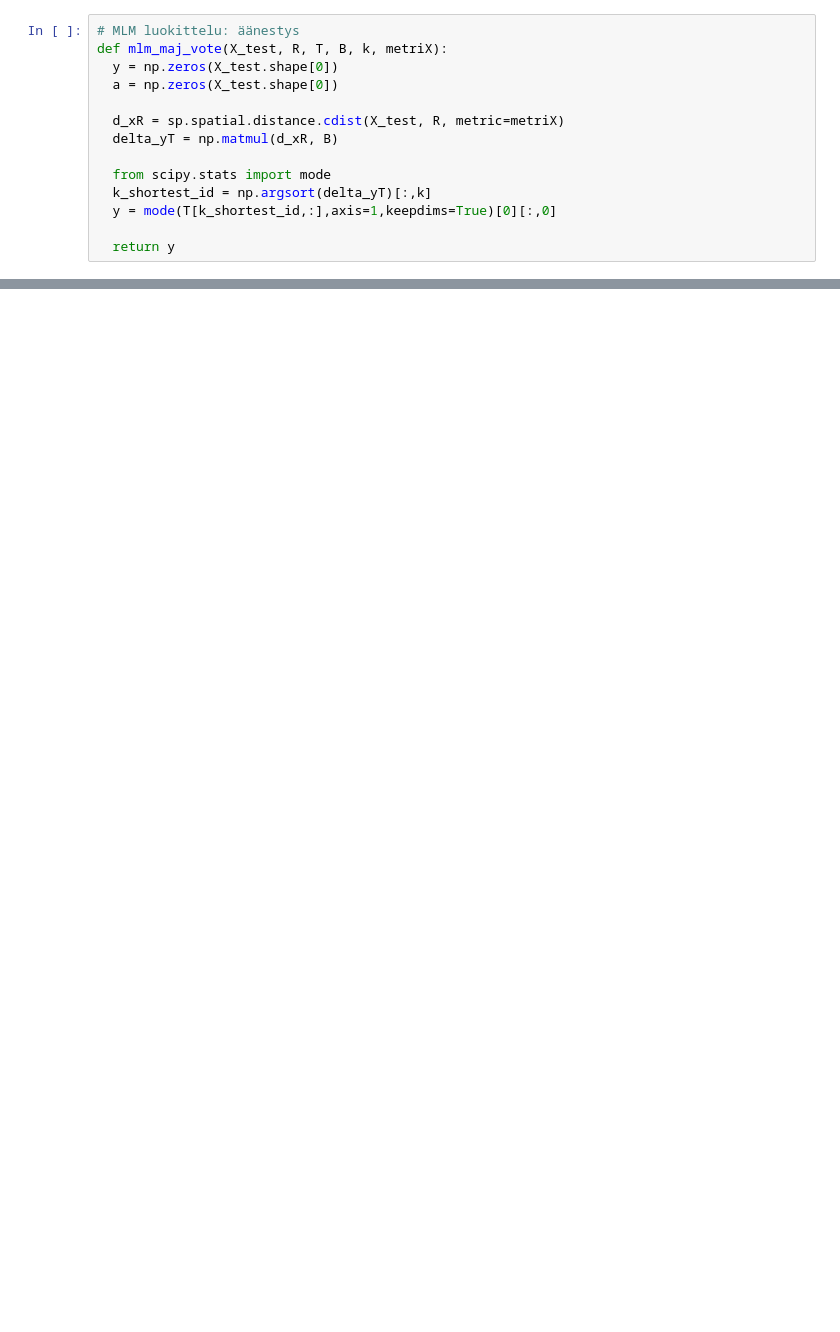
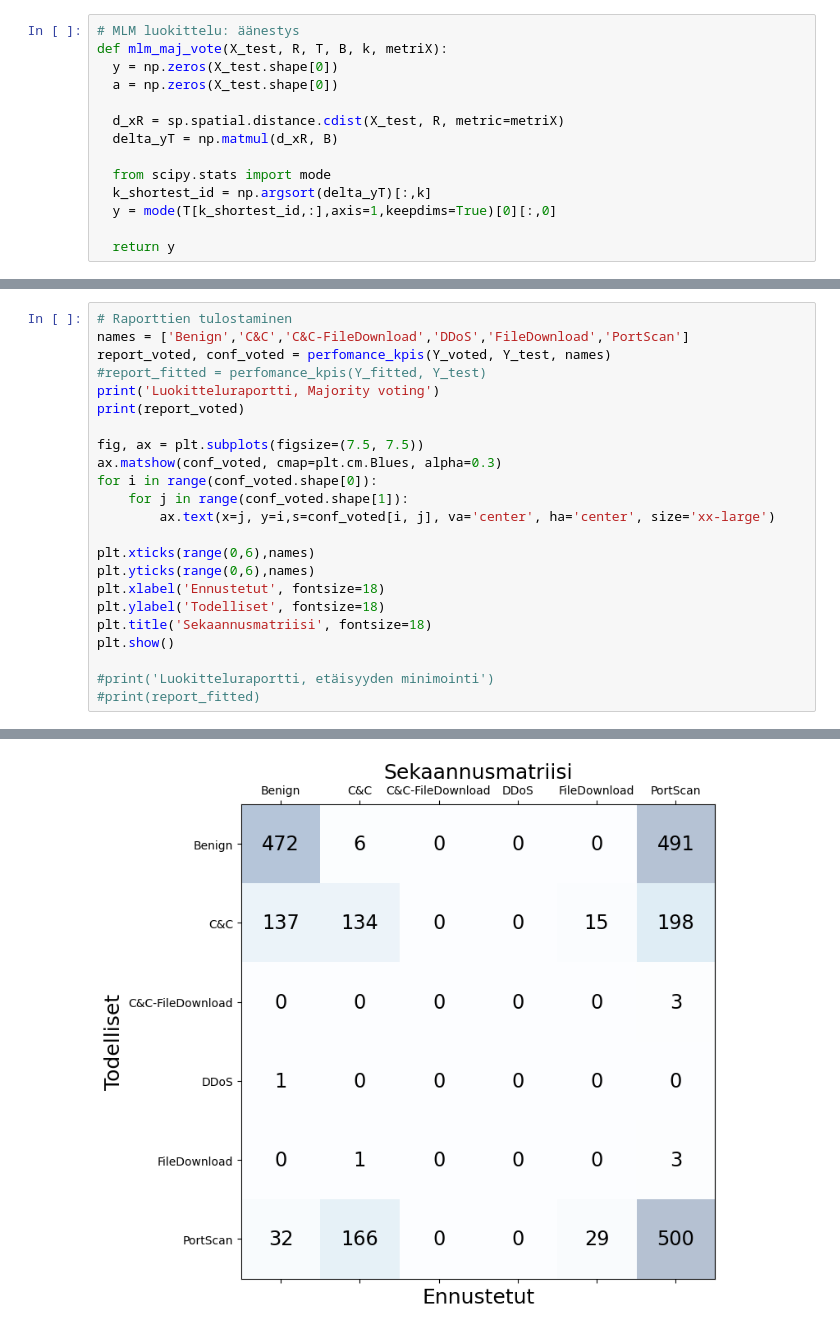
Before and after one commit to hullcaid/KO-KT, a Jupyter notebook: MiraiTrafficDetection.ipynb, the cells around one changed output, grey strips where cells are left out. Drawn from its saved outputs; the diff is of its cells as text; blank space fills up the shorter version.

```diff
--- a/MiraiTrafficDetection.ipynb
+++ b/MiraiTrafficDetection.ipynb
@@ -263,0 +235,24 @@ plt.savefig('image.png')
+# %%
+# Raporttien tulostaminen
+names = ['Benign','C&C','C&C-FileDownload','DDoS','FileDownload','PortScan']
+report_voted, conf_voted = perfomance_kpis(Y_voted, Y_test, names)
+#report_fitted = perfomance_kpis(Y_fitted, Y_test)
+print('Luokitteluraportti, Majority voting')
+print(report_voted)
+
+fig, ax = plt.subplots(figsize=(7.5, 7.5))
+ax.matshow(conf_voted, cmap=plt.cm.Blues, alpha=0.3)
+for i in range(conf_voted.shape[0]):
+    for j in range(conf_voted.shape[1]):
+        ax.text(x=j, y=i,s=conf_voted[i, j], va='center', ha='center', size='xx-large')
+
+plt.xticks(range(0,6),names)
+plt.yticks(range(0,6),names)
+plt.xlabel('Ennustetut', fontsize=18)
+plt.ylabel('Todelliset', fontsize=18)
+plt.title('Sekaannusmatriisi', fontsize=18)
+plt.show()
+
+#print('Luokitteluraportti, etäisyyden minimointi')
+#print(report_fitted)
+# %% [output]
@@ -263,0 +272 @@ plt.savefig('image.png')
+[figure, added]
```
Also changed, not shown: parts of 24 cells of this notebook, 5 other files.
